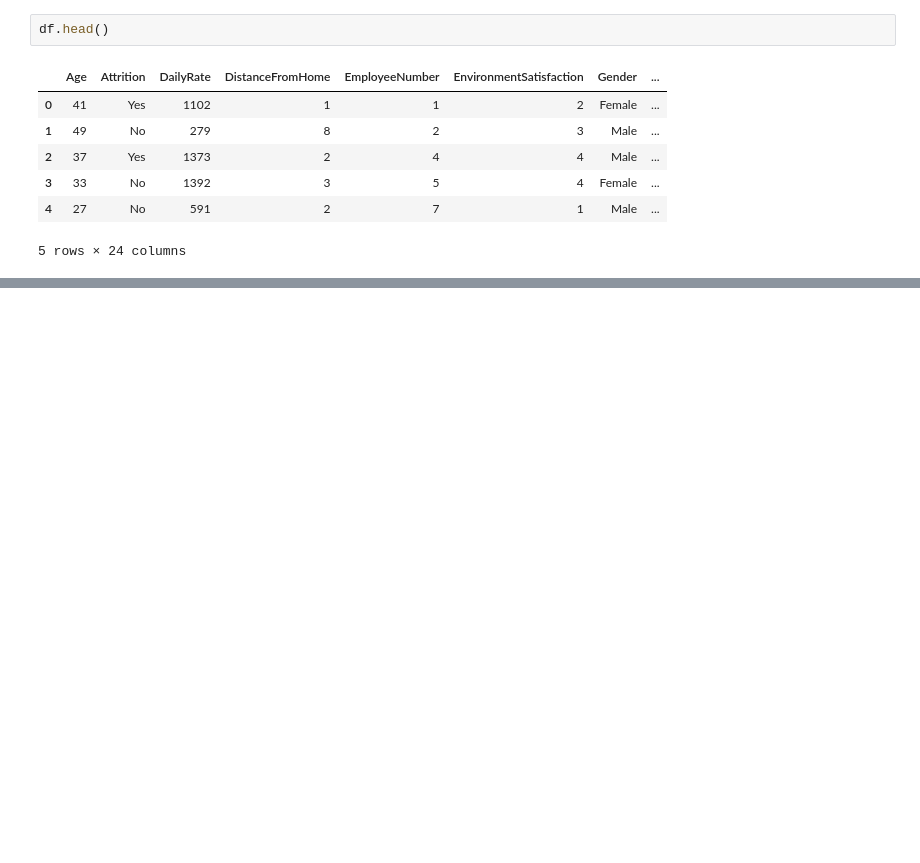
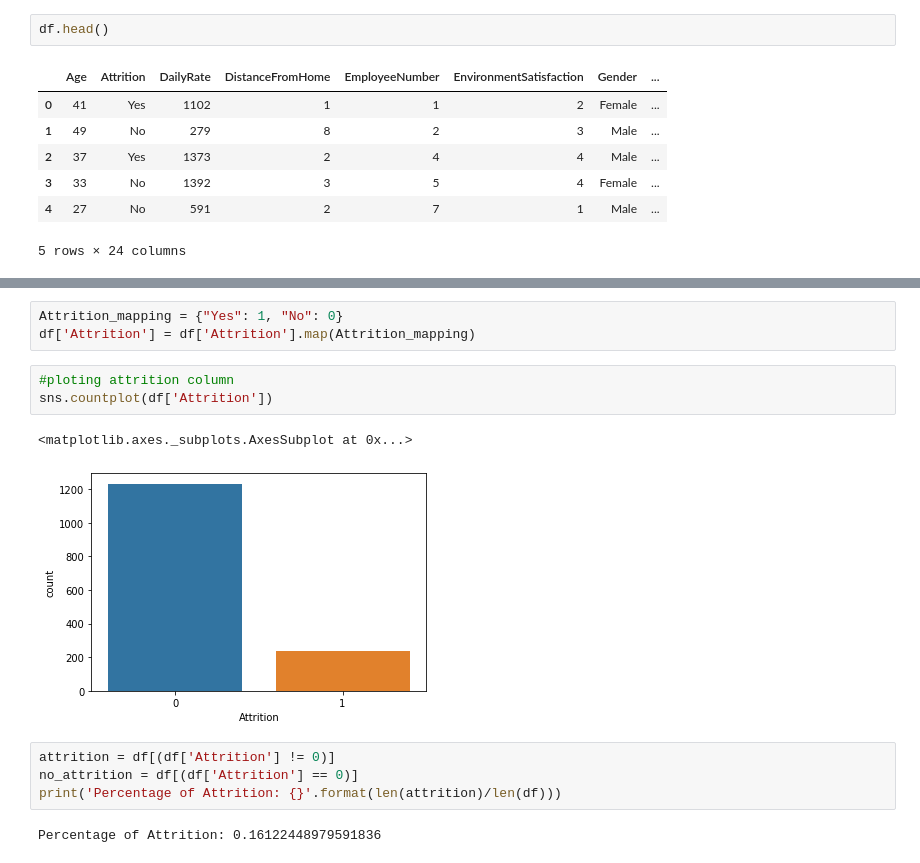
Before and after one commit to buriihenry/Pandas_ML_Assignment, a Jupyter notebook: Assignment 2/Analysis Employee_Attrition.ipynb, the cells around one changed output, grey strips where cells are left out. Cells and saved outputs as stored; diff of their text form; blank space fills up the shorter version.

```diff
--- a/Assignment 2/Analysis Employee_Attrition.ipynb
+++ b/Assignment 2/Analysis Employee_Attrition.ipynb
@@ -85,0 +109,15 @@ df.head()
+# %%
+Attrition_mapping = {"Yes": 1, "No": 0}
+df['Attrition'] = df['Attrition'].map(Attrition_mapping)
+# %%
+#ploting attrition column
+sns.countplot(df['Attrition'])
+# %% [output]
+<matplotlib.axes._subplots.AxesSubplot at 0x...>
+[figure, added]
+# %%
+attrition = df[(df['Attrition'] != 0)]
+no_attrition = df[(df['Attrition'] == 0)]
+print('Percentage of Attrition: {}'.format(len(attrition)/len(df)))
+# %% [output]
+Percentage of Attrition: 0.16122448979591836
```
Also changed, not shown: parts of 14 cells of this notebook.
